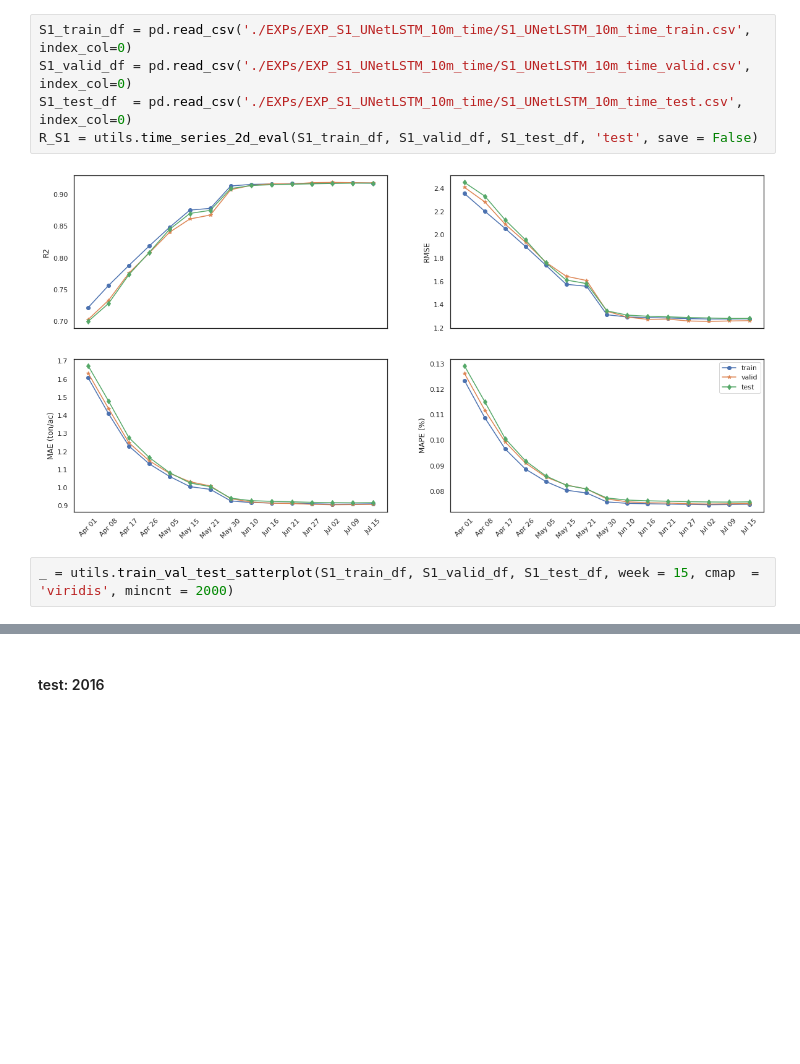
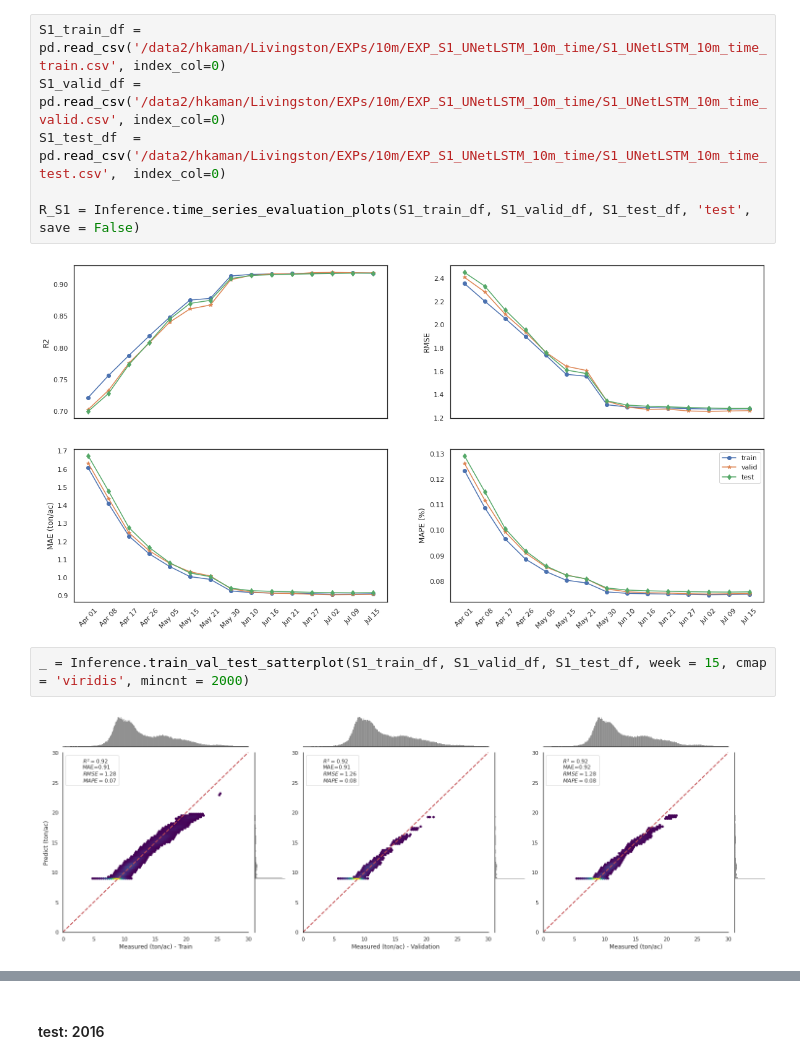
Before and after one commit to plant-ai-biophysics-lab/rs-spatiotemporal-vineyard-yield-forecasting, a Jupyter notebook: inference/Results_10m.ipynb, the cells around one changed output, grey strips where cells are left out. Cells and saved outputs as stored; diff of their text form; blank space fills up the shorter version.

```diff
--- a/inference/Results_10m.ipynb
+++ b/inference/Results_10m.ipynb
@@ -32,11 +29,14 @@ from src.datatools import *
 # %%
-S1_train_df = pd.read_csv('./EXPs/EXP_S1_UNetLSTM_10m_time/S1_UNetLSTM_10m_time_train.csv', index_col=0)
-S1_valid_df = pd.read_csv('./EXPs/EXP_S1_UNetLSTM_10m_time/S1_UNetLSTM_10m_time_valid.csv', index_col=0)
-S1_test_df  = pd.read_csv('./EXPs/EXP_S1_UNetLSTM_10m_time/S1_UNetLSTM_10m_time_test.csv',  index_col=0)
-R_S1 = utils.time_series_2d_eval(S1_train_df, S1_valid_df, S1_test_df, 'test', save = False)
+S1_train_df = pd.read_csv('/data2/hkaman/Livingston/EXPs/10m/EXP_S1_UNetLSTM_10m_time/S1_UNetLSTM_10m_time_train.csv', index_col=0)
+S1_valid_df = pd.read_csv('/data2/hkaman/Livingston/EXPs/10m/EXP_S1_UNetLSTM_10m_time/S1_UNetLSTM_10m_time_valid.csv', index_col=0)
+S1_test_df  = pd.read_csv('/data2/hkaman/Livingston/EXPs/10m/EXP_S1_UNetLSTM_10m_time/S1_UNetLSTM_10m_time_test.csv',  index_col=0)
+
+R_S1 = Inference.time_series_evaluation_plots(S1_train_df, S1_valid_df, S1_test_df, 'test', save = False)
 # %% [output]
 [figure]
 # %%
-_ = utils.train_val_test_satterplot(S1_train_df, S1_valid_df, S1_test_df, week = 15, cmap  = 'viridis', mincnt = 2000)
+_ = Inference.train_val_test_satterplot(S1_train_df, S1_valid_df, S1_test_df, week = 15, cmap  = 'viridis', mincnt = 2000)
+# %% [output]
+[figure, added]
 # %%
 source = pd.read_csv('./EXPs/EXP_S1_UNetLSTM_10m_time/S1_UNetLSTM_10m_time_test_bc1.csv')
```
Also changed, not shown: parts of 68 cells of this notebook, 12 other files.
